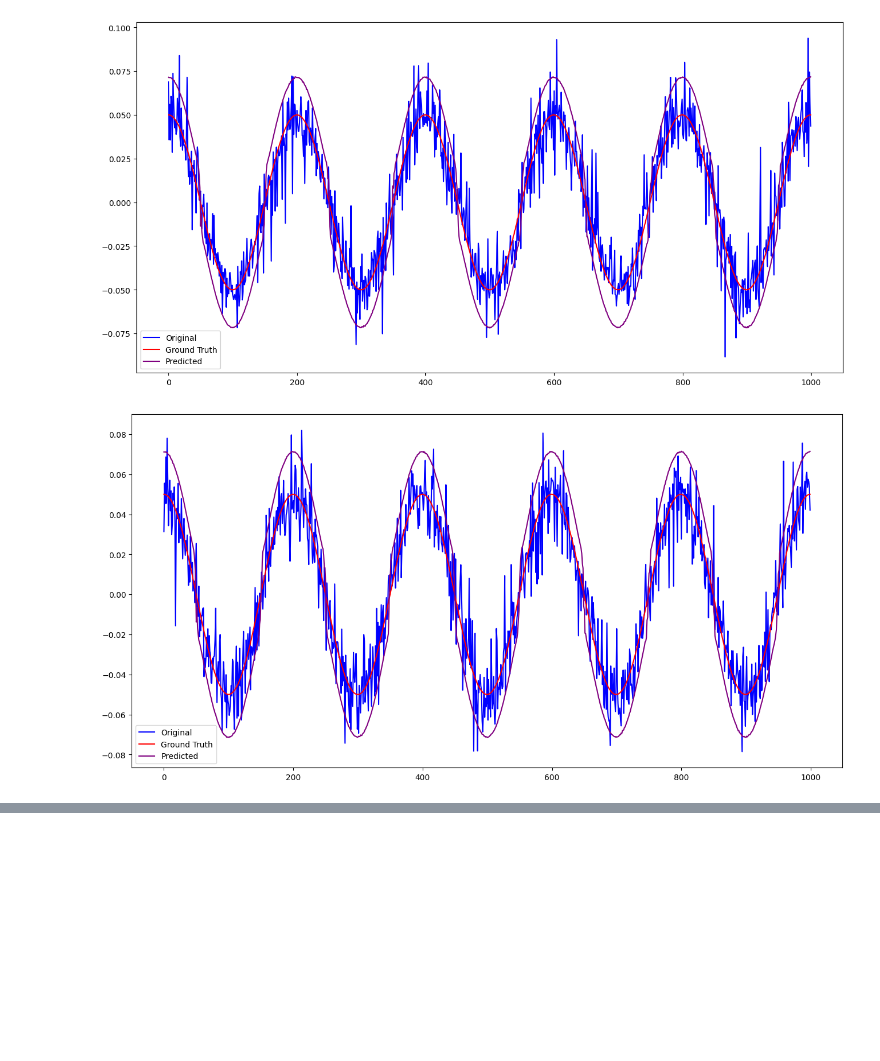
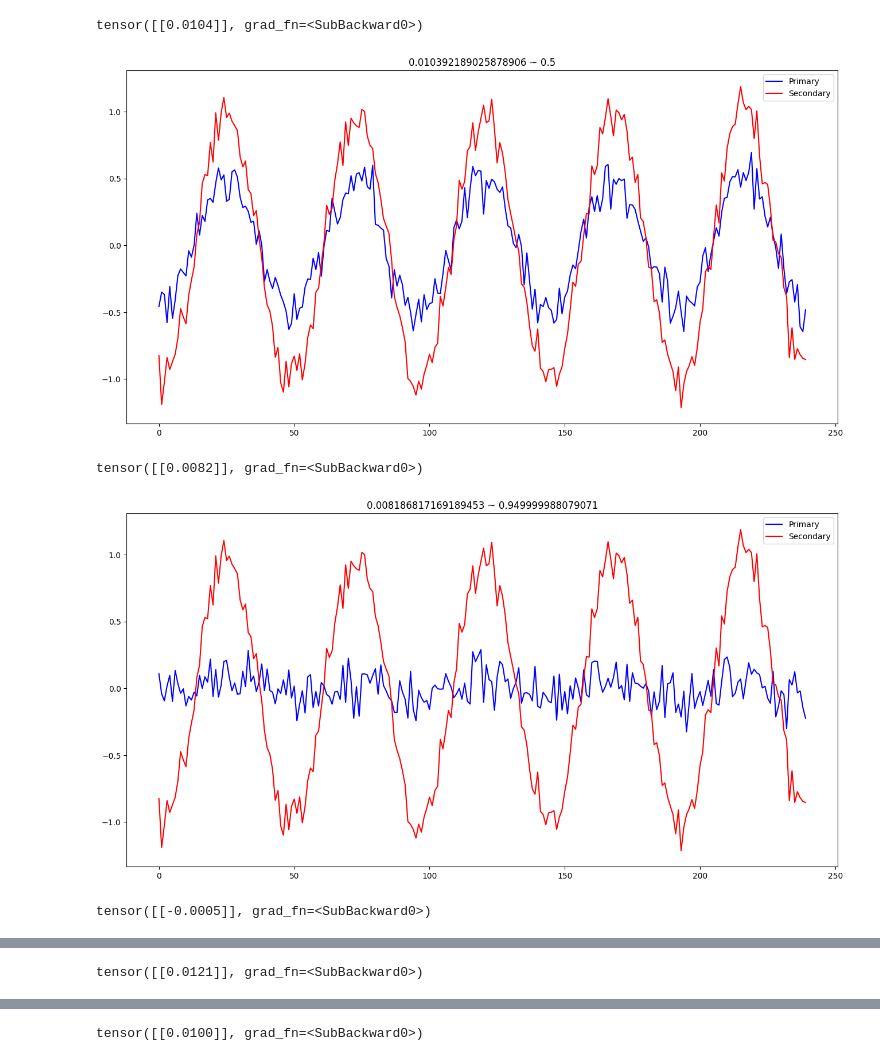
Before and after one commit to ncallahanml/baseline_networks, a Jupyter notebook: SineSiamese.ipynb, the cells around one changed output, grey strips where cells are left out. Drawn from its saved outputs; the diff is of its cells as text; code cells hidden in the pictures; blank space fills up the shorter version.

Commit message:
siamese debugged, needs tuning

```diff
--- a/SineSiamese.ipynb
+++ b/SineSiamese.ipynb
@@ -78,13 +87,13 @@ dataset_dict = {
 # %%
-data, labels = zip(*[(data, torch.repeat(amp, data.shape[0], 0)) for amp, data in dataset_dict.items()])
+data, labels = zip(*[(data, torch.repeat_interleave(torch.tensor(amp).unsqueeze(0), data.shape[0], 0)) for amp, data in dataset_dict.items()])
 
 data = torch.cat(data, 0)
 labels = torch.cat(labels, 0)
 
-train_data, test_data = torch_train_test_split(data, split=.8)
+train_data, test_data, train_labels, test_labels = torch_train_test_split(data, labels, split=.8)
 
-train_dataset = TorchSiameseDataset(train_data)
-test_dataset = TorchSiameseDataset(test_data)
+train_dataset = TorchSiameseDataset(train_data, train_labels)
+test_dataset = TorchSiameseDataset(test_data, test_labels)
 # %%
 class SineSiamese(nn.Module):
     def __init__(
@@ -94,10 +103,10 @@ class SineSiamese(nn.Module):
         kernel_size=2,
         stride=4,
         pool_kernel=4,
-        drop=.4,
+#         drop=.4,
         alpha=.2,
     ):
-        super(SineDAE, self).__init__()
+        super(SineSiamese, self).__init__()
         conv1_shape = (input_size - kernel_size) // stride + 1
         pool_shape = (conv1_shape - pool_kernel) // pool_kernel + 1
 
@@ -105,7 +114,7 @@ class SineSiamese(nn.Module):
             nn.Conv1d(in_channels=1, out_channels=out_channels, kernel_size=kernel_size, stride=stride),
             nn.LeakyReLU(negative_slope=alpha),
             nn.MaxPool1d(kernel_size=pool_kernel),
-            nn.Linear(pool_shape, input_size + 1),
+            nn.Linear(pool_shape, 1),
         )
         return
 
@@ -116,7 +125,7 @@ class SineSiamese(nn.Module):
 
     def loss(self, x1, x2, label, margin=0):
         euclidean_distance = nn.functional.pairwise_distance(x1, x2)
-        contrast = torch.clamp(self.margin - euclidean_distance, min=0.0)
+        contrast = torch.clamp(margin - euclidean_distance, min=0.0)
         contrastive_loss = torch.mean((1 - label) * torch.pow(euclidean_distance, 2) + label * torch.pow(contrast, 2))
         return contrastive_loss
 # %%
@@ -216,13 +225,13 @@ for i, (out_channels, kernel_size, stride, pool_kernel) in enumerate(itertools.p
     print('Input Set', i + 1, 'out of', total_i, end='\n')
     print(out_channels, kernel_size, stride, pool_kernel, sep='|')
 
-    model = SineDAE(
+    model = SineSiamese(
         train_dataset.shape[2] - 1,
         out_channels=out_channels,
         kernel_size=kernel_size,
         stride=stride,
         pool_kernel=pool_kernel,
-    ).double()
+    ).float()
 
     try:
         model, items = train(
@@ -483,13 +377,13 @@ for col in ['out_channels','kernel_size','stride','pool_kernel']:
 best_out_channels, best_kernel_size, best_stride, best_pool_kernel = grid_df.iloc[grid_df['test_loss'].argmin(),:4].to_numpy(dtype=np.int32)
 
 # display(best_out_channels, best_kernel_size, best_stride, best_pool_kernel)
-model = SineDAE(
+model = SineSiamese(
     train_dataset.shape[2] - 1,
     out_channels=best_out_channels,
     kernel_size=best_kernel_size,
     stride=best_stride,
     pool_kernel=best_pool_kernel,
-).double()
+).float()
 
 model, items = train(
     model,
@@ -503,5 +397,5 @@ plot_loss(
     items,
     title=''
 )
-torch.save(model, 'best_dae_model.pt')
+torch.save(model, 'best_siamese_model.pt')
 # %% [output]
@@ -510,16 +403,21 @@ ConvTranspose1d(7, 1, kernel_size=(6,), stride=(4,))
 # %%
-for i in np.random.choice(test_dataset.shape[0], size=5):
-    x, y = test_dataset[i]
-
-    z = model(x.unsqueeze(dim=1)).detach().numpy().squeeze()
-    x = x.squeeze()
+for i in np.random.choice(len(test_dataset), size=5):
+    x1, x2, label = test_dataset[i]
 
     plt.figure(figsize=(16,8))
-    plt.plot(x, color='blue', label='Original')
-    plt.plot(y, color='red', label='Ground Truth')
-    plt.plot(z, color='purple', label='Predicted')
+    plt.plot(x1.detach().numpy().squeeze(), color='blue', label='Primary')
+    plt.plot(x2.detach().numpy().squeeze(), color='red', label='Secondary')
+
+    x1, x2 = model(x1, x2)
+    z = x2 -x1
+    print(z)
+
+    plt.title(str(z.item()) + ' ~ ' + str(label.item()))
     plt.legend()
     plt.show()
 # %% [output]
+tensor([[0.0104]], grad_fn=<SubBackward0>)
-[figure, old version]
+[figure, new version]
+tensor([[0.0082]], grad_fn=<SubBackward0>)
-[figure, old version]
+[figure, new version]
+tensor([[-0.0005]], grad_fn=<SubBackward0>)
@@ -526,0 +425 @@ for i in np.random.choice(test_dataset.shape[0], size=5):
+tensor([[0.0121]], grad_fn=<SubBackward0>)
@@ -527,0 +427 @@ for i in np.random.choice(test_dataset.shape[0], size=5):
+tensor([[0.0100]], grad_fn=<SubBackward0>)
```
Also changed, not shown: parts of 7 cells of this notebook, 3 other files.
